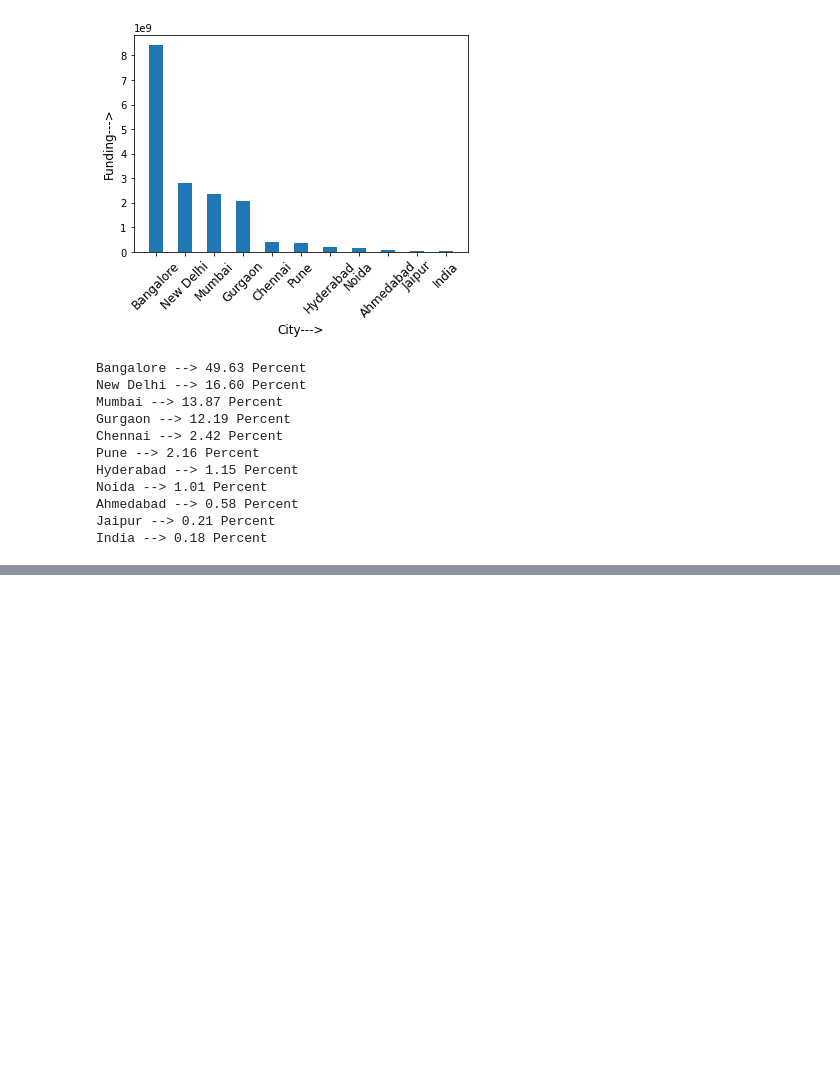
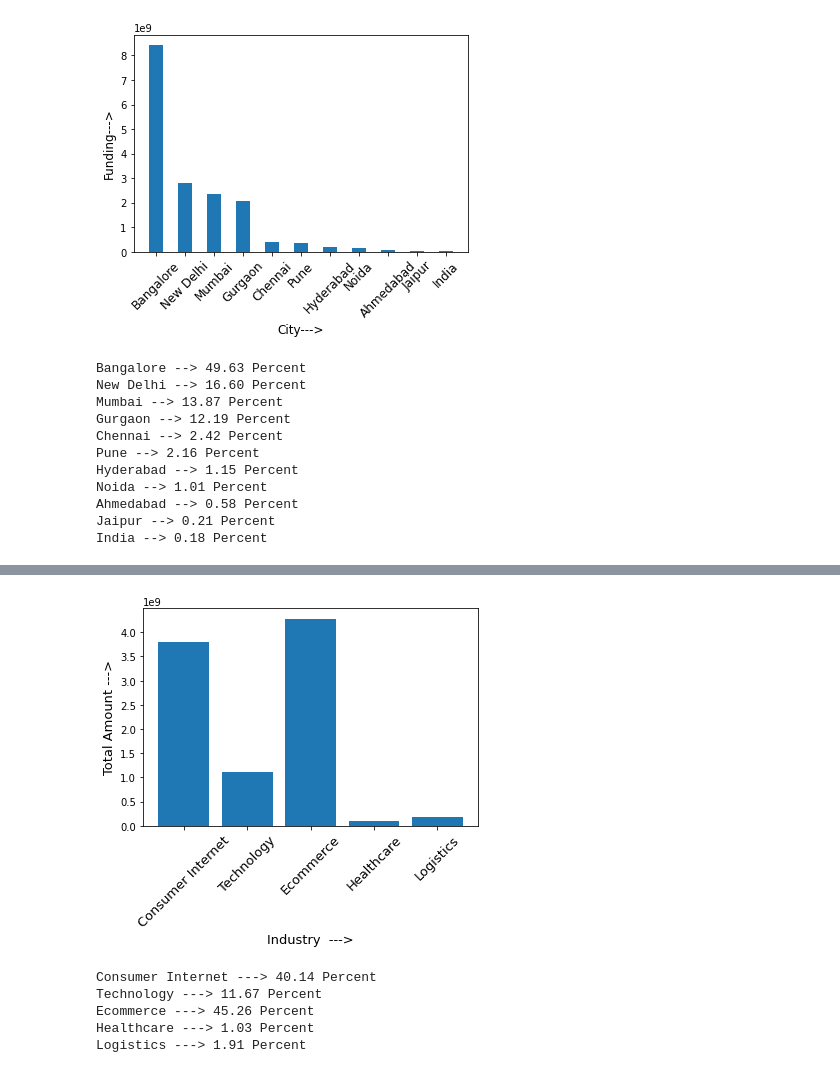
Before and after one commit to AkashKumarSingh11032001/Coding_Ninja_DataScience_Course, a Jupyter notebook: 14. Project-Case Study (Part-1)/Case_1.ipynb, the cells around one changed output, grey strips where cells are left out. Drawn from its saved outputs; the diff is of its cells as text; code cells hidden in the pictures; blank space fills up the shorter version.

```diff
--- a/14. Project-Case Study (Part-1)/Case_1.ipynb
+++ b/14. Project-Case Study (Part-1)/Case_1.ipynb
@@ -289,0 +293,72 @@ ValueError: s must be a scalar, or float array-like with the same size as x and
+# %%
+'''
+Which type of companies got more easily funding. To answer this question, find -
+Top 5 industries and percentage of the total amount funded to that industry. (among top 5 only)
+Print the industry name and percentage of the amount funded with 2 decimal place after rounding off.
+
+'''
+
+data = pd.read_csv("Dataset/funding.csv")
+df = data.copy()
+
+df.AmountInUSD.fillna('0',inplace = True)
+df.drop(df['SNo'].loc[df.IndustryVertical.isnull()], inplace=True)
+df.IndustryVertical.loc[df.IndustryVertical == "eCommerce"] = "Ecommerce"
+df.IndustryVertical.loc[df.IndustryVertical == "ECommerce"] = "Ecommerce"
+df.IndustryVertical.loc[df.IndustryVertical == "ecommerce"] = "Ecommerce"
+
+industry = df.IndustryVertical.value_counts().index.tolist()[:5]
+
+np_CI = np.array(df.AmountInUSD[df.IndustryVertical == "Consumer Internet"])
+for i in range(len(np_CI)):
+    np_CI[i] = ''.join(np_CI[i].split(","))
+np_CI = np.array(np_CI,dtype = "int64")
+
+np_t = np.array(df.AmountInUSD[df.IndustryVertical == "Technology"])
+for i in range(len(np_t)):
+    np_t[i] = ''.join(np_t[i].split(","))
+np_t = np.array(np_t,dtype = "int64")
+
+np_e = np.array(df.AmountInUSD[df.IndustryVertical == "Ecommerce"])
+for i in range(len(np_e)):
+    np_e[i] = ''.join(np_e[i].split(","))
+np_e = np.array(np_e,dtype = "int64")
+
+np_hc = np.array(df.AmountInUSD[df.IndustryVertical == "Healthcare"])
+for i in range(len(np_hc)):
+    np_hc[i] = ''.join(np_hc[i].split(","))
+np_hc = np.array(np_hc,dtype = "int64")
+
+np_l = np.array(df.AmountInUSD[df.IndustryVertical == "Logistics"])
+for i in range(len(np_l)):
+    np_l[i] = ''.join(np_l[i].split(","))
+np_l = np.array(np_l,dtype = "int64")
+
+consumer = sum(np_CI)
+tech = sum(np_t)
+ecom = sum(np_e)
+health = sum(np_hc)
+log = sum(np_l)
+
+x_axis = industry
+y_axis = [consumer,tech,ecom,health,log]
+
+# print(x_axis)
+# print(y_axis)
+
+plt.bar(x_axis,y_axis)
+plt.ylabel("Total Amount --->",size=13)
+plt.xlabel("Industry  --->",size=13)
+plt.xticks(rotation=45, size=13)
+
+plt.show()
+
+for i in range(len(x_axis)):
+    print(x_axis[i], '--->',format((y_axis[i]*100)/sum(y_axis), '.2f'), 'Percent')
+# %% [output]
+[figure, added]
+Consumer Internet ---> 40.14 Percent
+Technology ---> 11.67 Percent
+Ecommerce ---> 45.26 Percent
+Healthcare ---> 1.03 Percent
+Logistics ---> 1.91 Percent
```
Also changed, not shown: parts of 1 cell of this notebook.
